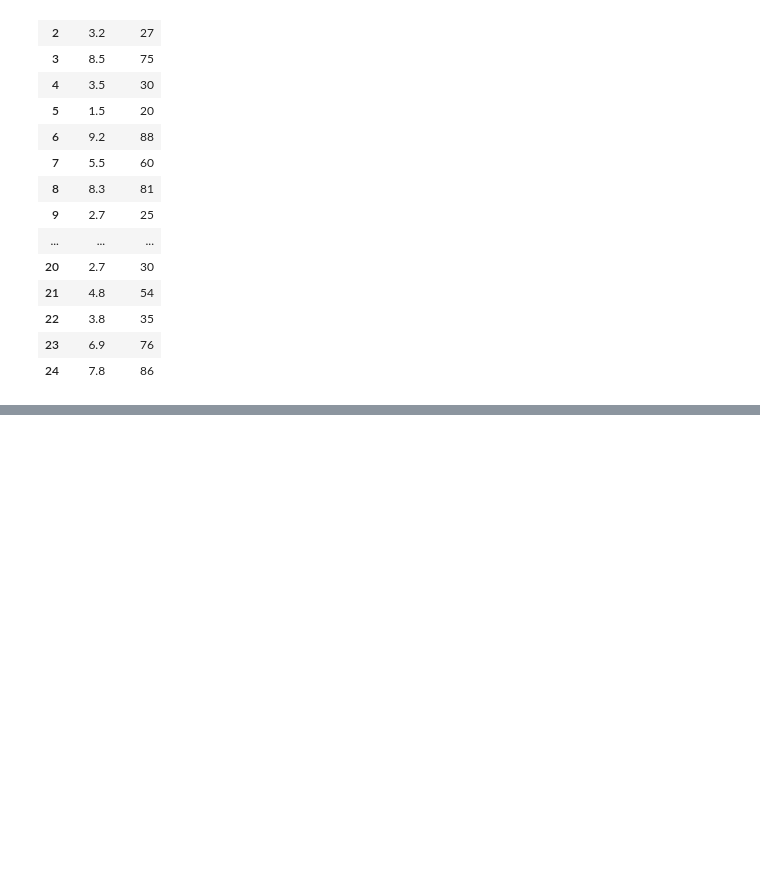
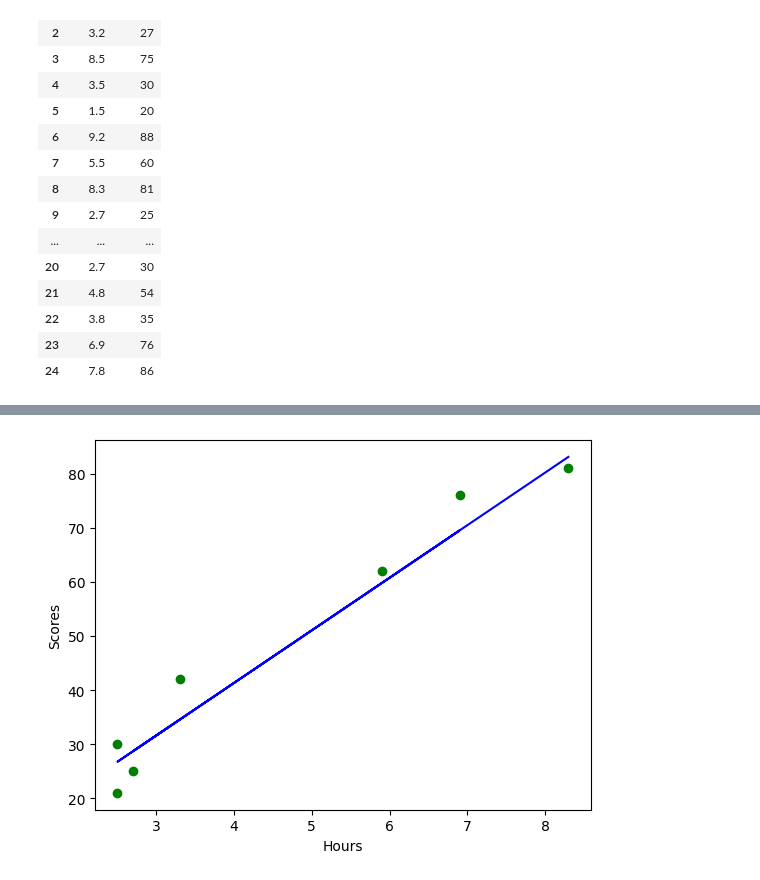
Before and after one commit to ammarlodhi255/ML_spelled_out, a Jupyter notebook: ML Using Core Libraries/#2_linear_regression.ipynb, the cells around one changed output, grey strips where cells are left out. Drawn from its saved outputs; the diff is of its cells as text; code cells hidden in the pictures; blank space fills up the shorter version.

```diff
--- a/ML Using Core Libraries/#2_linear_regression.ipynb
+++ b/ML Using Core Libraries/#2_linear_regression.ipynb
@@ -27,0 +58,8 @@ y = data.loc[:, "Scores"].values
+# %%
+plt.scatter(X_test, y_test, c='green')
+plt.plot(X_test, preds, c='blue')
+plt.xlabel("Hours")
+plt.ylabel("Scores")
+plt.show()
+# %% [output]
+[figure, added]
```
Also changed, not shown: parts of 8 cells of this notebook.
